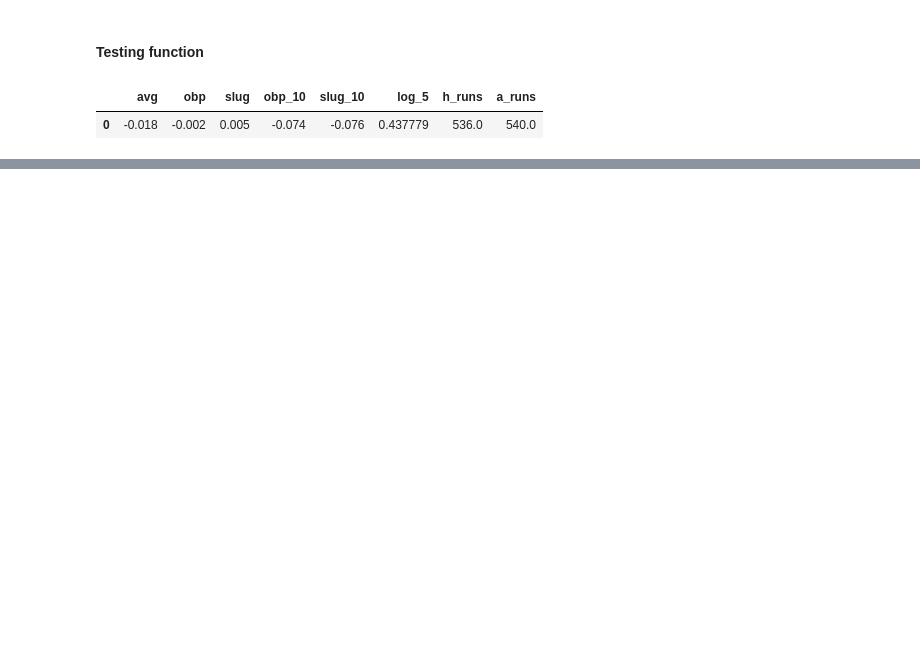
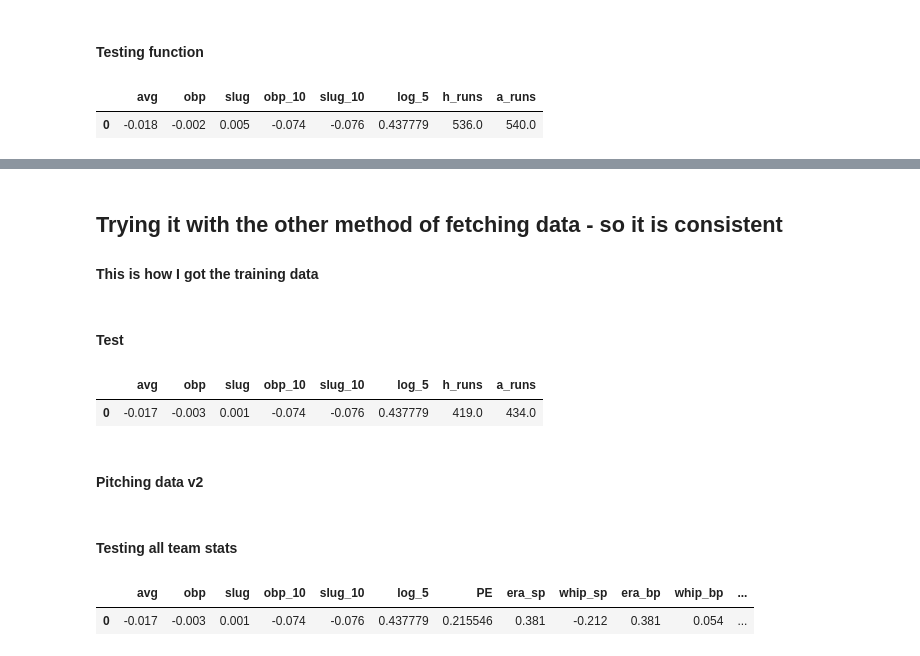
Before and after one commit to P-Smyth/Baseball-Stats-Project, a Jupyter notebook: 2022 Stats Exploration.ipynb, the cells around one changed output, grey strips where cells are left out. Cells and saved outputs as stored; diff of their text form; code cells hidden in the pictures; blank space fills up the shorter version.

Commit message:
Testing different version of data generation

```diff
--- a/2022 Stats Exploration.ipynb
+++ b/2022 Stats Exploration.ipynb
@@ -277,0 +485,4 @@ all_hit_stats_df(df_h_h,df_a_h)
+# %% [markdown]
+## Trying it with the other method of fetching data - so it is consistent
+
+#### This is how I got the training data
@@ -277,0 +627,2 @@ all_hit_stats_df(df_h_h,df_a_h)
+# %% [markdown]
+#### Test
@@ -277,0 +638,8 @@ all_hit_stats_df(df_h_h,df_a_h)
+# %%
+#Takes 2 mins
+all_hit_stats_df(df_h_h,df_a_h)
+# %% [output]
+|  | avg | obp | slug | obp_10 | slug_10 | log_5 | h_runs | a_runs |
+| 0 | -0.017 | -0.003 | 0.001 | -0.074 | -0.076 | 0.437779 | 419.0 | 434.0 |
+# %% [markdown]
+#### Pitching data v2
@@ -277,0 +846,49 @@ all_hit_stats_df(df_h_h,df_a_h)
+# %%
+#Function that compiles all stats for home team - away team
+
+#Inputs are game id and 4 total empty dfs for home and away hitting and pitching
+
+def all_team_stats(df_h_h, df_a_h, df_h_p, df_a_p):
+
+    #Hitting stats df
+    df_h = all_hit_stats_df(df_h_h, df_a_h)
+
+    #Pitching stats df
+    df_p = all_pitch_stats_df(df_h_p, df_a_p)
+
+    #Calculating PE_diff for home and away teams
+    PE_home = (df_h['h_runs']**(1.83))/((df_h['h_runs']**(1.83)+ df_p['h_runs_allowed']**(1.83)))
+    PE_away = (df_h['a_runs']**(1.83))/((df_h['a_runs']**(1.83)+ df_p['a_runs_allowed']**(1.83)))
+    PE_diff = PE_home - PE_away
+
+    #Dropping runs and runs allowed columns
+    df_h.drop(columns = ['h_runs', 'a_runs'], axis=1, inplace=True)
+    df_p.drop(columns = ['h_runs_allowed', 'a_runs_allowed'], axis=1, inplace=True)
+
+    #Creating PE column
+    df_h['PE'] = PE_diff
+
+    #define list of DataFrames
+    dfs = [df_h, df_p]
+
+    #merge all DataFrames into one
+    final_df = reduce(lambda left,right: pd.merge(left,right,left_index = True, right_index=True, how='outer'), dfs)
+    return final_df
+# %% [markdown]
+#### Testing all team stats
+# %%
+#Creating the empty dfs to be populated by all_team_stats
+
+#Name of columns
+team_hit_stats = ['avg', 'obp', 'slug', 'obp_10', 'slug_10', 'log_5', 'h_runs', 'a_runs']
+
+#dfs
+df_h_h = pd.DataFrame(columns = team_hit_stats)
+df_a_h = pd.DataFrame(columns = team_hit_stats)
+df_h_p = pd.DataFrame(columns = ['era_sp', 'whip_sp', 'era_bp', 'whip_bp', 'whip_10', 'h_runs_allowed', 'a_runs_allowed'])
+df_a_p = pd.DataFrame(columns = ['era_sp', 'whip_sp', 'era_bp', 'whip_bp', 'whip_10', 'h_runs_allowed', 'a_runs_allowed'])
+# %%
+all_team_stats(df_h_h,df_a_h,df_h_p,df_a_p)
+# %% [output]
+|  | avg | obp | slug | obp_10 | slug_10 | log_5 | PE | era_sp | whip_sp | era_bp | whip_bp | ... |
+| 0 | -0.017 | -0.003 | 0.001 | -0.074 | -0.076 | 0.437779 | 0.215546 | 0.381 | -0.212 | 0.381 | 0.054 | ... |
```
Also changed, not shown: parts of 27 cells of this notebook.
